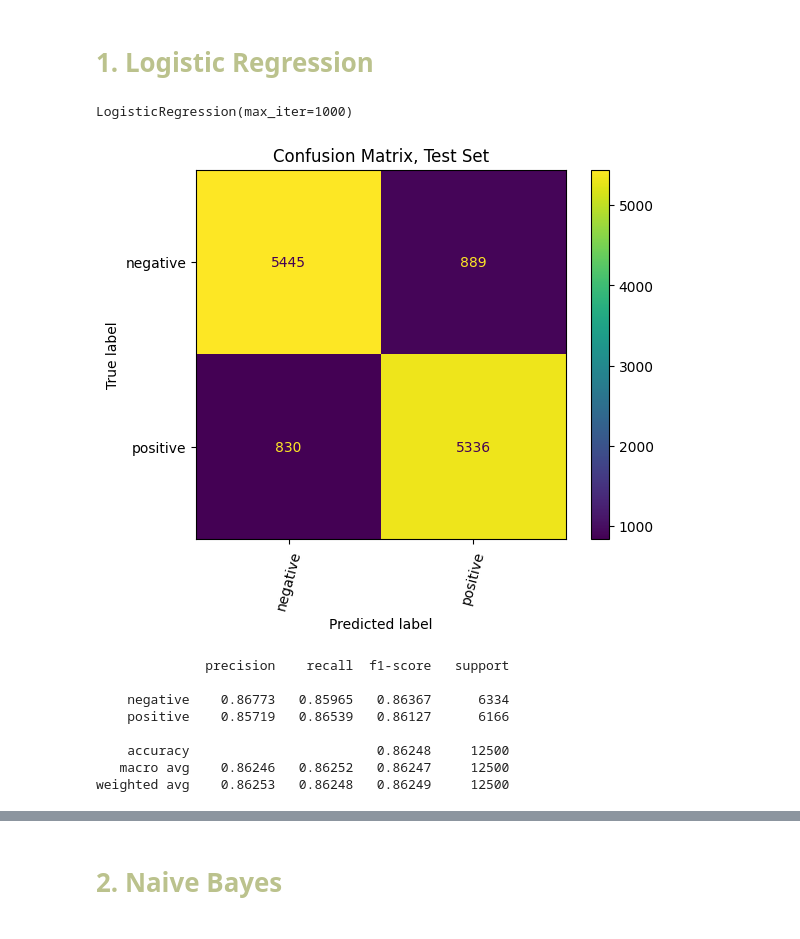
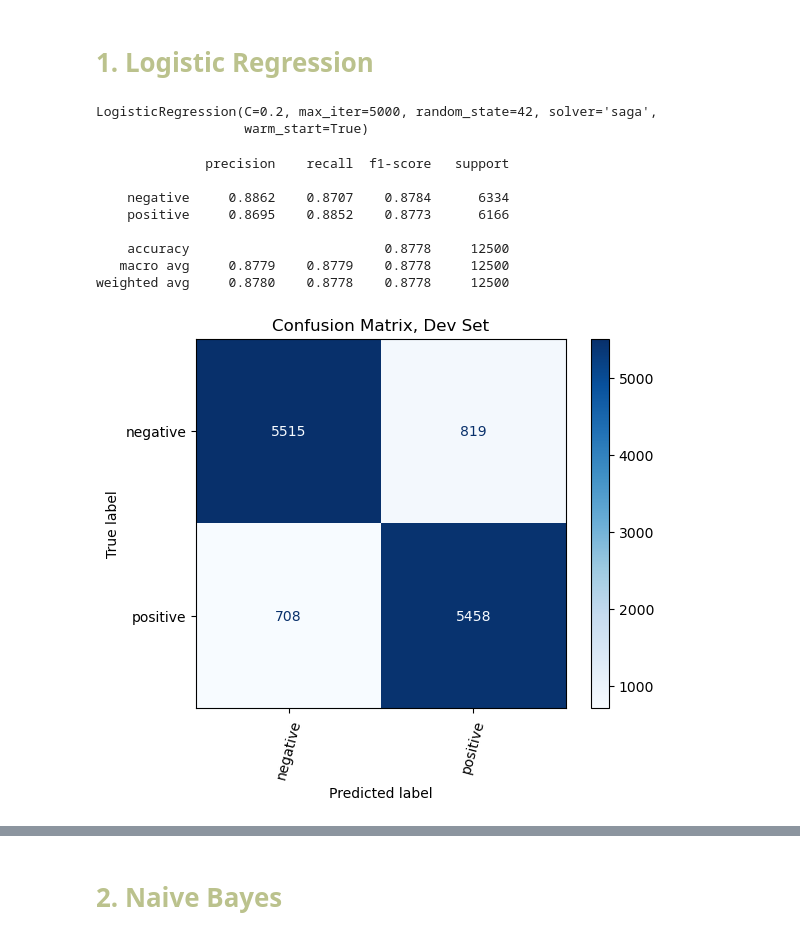
Before and after one commit to aiko-isnt-ded/text-mining-projects, a Jupyter notebook: sentiment_analysis_movies.ipynb, the cells around one changed output, grey strips where cells are left out. Drawn from its saved outputs; the diff is of its cells as text; code cells hidden in the pictures.

```diff
--- a/sentiment_analysis_movies.ipynb
+++ b/sentiment_analysis_movies.ipynb
@@ -148,31 +148,31 @@ print(present_ngrams)
 # %% [markdown]
 # <font color= #bbc28d> **1. Logistic Regression** </font>
 # %%
-# LOGISITC REGRESSION
-
-lr = LogisticRegression(max_iter=1000)
+### LOGISITC REGRESSION
+lr = LogisticRegression(max_iter=5000, solver='saga', C=0.2, warm_start=True, random_state=42)
 lr.fit(X_train_vectorized, Y_train)
 # %% [output]
-LogisticRegression(max_iter=1000)
+LogisticRegression(C=0.2, max_iter=5000, random_state=42, solver='saga',
+                   warm_start=True)
 # %%
+# Realizar predicciones
 Y_dev_pred = lr.predict(X_dev_vectorized)
 
+# Matriz y reporte de confusion
 cm = confusion_matrix(Y_dev, Y_dev_pred)
 disp = ConfusionMatrixDisplay(cm, display_labels=lr.classes_)
-disp.plot()
+disp.plot(cmap='Blues')
 plt.xticks(rotation = 75)
-plt.title("Confusion Matrix, Test Set")
+plt.title("Confusion Matrix, Dev Set")
+print(classification_report(Y_dev, Y_dev_pred, digits=4))
 plt.show()
 # %% [output]
+              precision    recall  f1-score   support
+
+    negative     0.8862    0.8707    0.8784      6334
+    positive     0.8695    0.8852    0.8773      6166
+
+    accuracy                         0.8778     12500
+   macro avg     0.8779    0.8779    0.8778     12500
+weighted avg     0.8780    0.8778    0.8778     12500
-[figure, old version]
+[figure, new version]
-# %%
-print(classification_report(Y_dev, Y_dev_pred, digits=5))
-# %% [output]
-              precision    recall  f1-score   support
-
-    negative    0.86773   0.85965   0.86367      6334
-    positive    0.85719   0.86539   0.86127      6166
-
-    accuracy                        0.86248     12500
-   macro avg    0.86246   0.86252   0.86247     12500
-weighted avg    0.86253   0.86248   0.86249     12500
```
Also changed, not shown: parts of 9 cells of this notebook.
